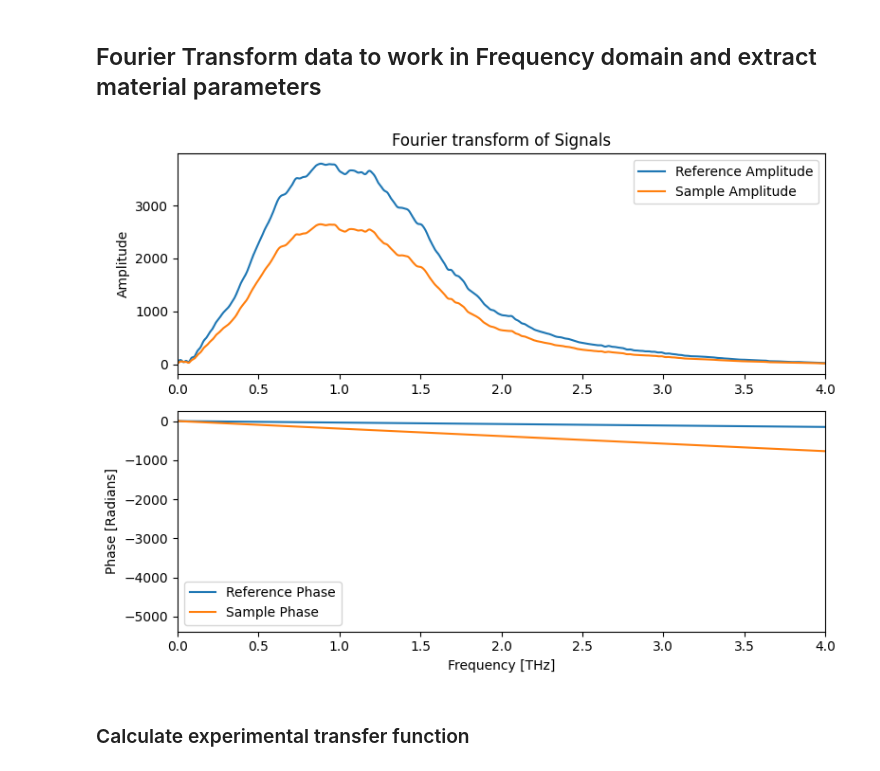
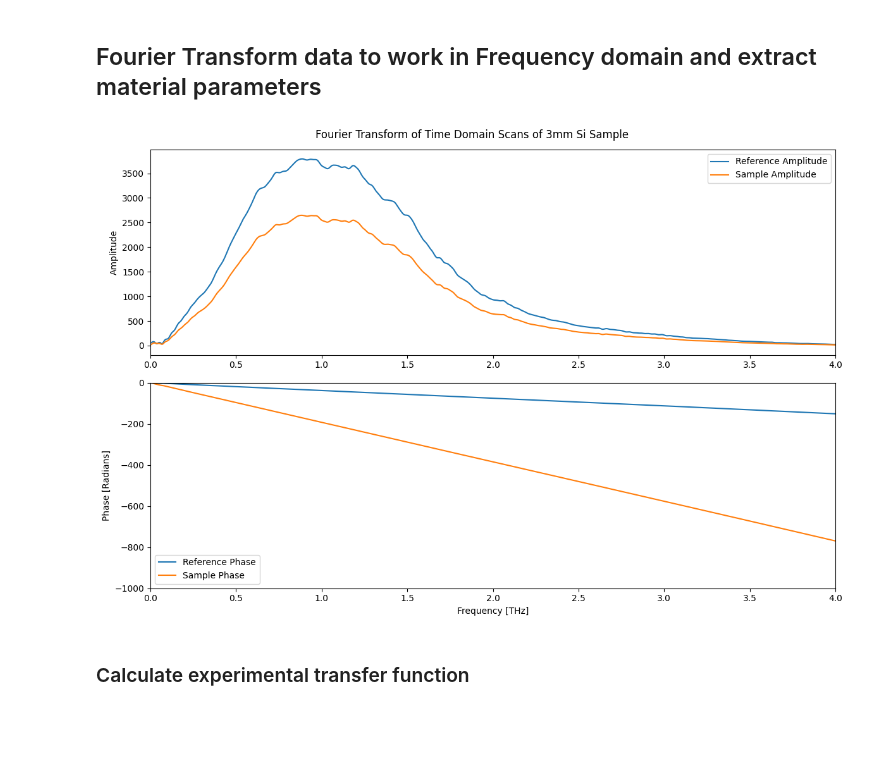
Before and after one commit to tls54/THz-TDS, a Jupyter notebook: Notebooks/First_extraction.ipynb, the cells around one changed output. Saved outputs shown, nothing was run; the diff lists cells and outputs as text; code cells hidden in the pictures; blank space fills up the shorter version.

```diff
--- a/Notebooks/First_extraction.ipynb
+++ b/Notebooks/First_extraction.ipynb
@@ -91,36 +92,38 @@ ph_signal_ref = np.unwrap(np.angle(fft_ref))
 
 A_signal_sample = np.abs(fft_sample)
 ph_signal_sample = np.unwrap(np.angle(fft_sample))
 
 
 # Adjust frequency array for interpolation
 f_interp = np.linspace(f[0], f[-1], interpolation)
 
 # Create a tiled layout for plotting
-fig, axs = plt.subplots(2, 1, figsize=(8, 6))
+fig, axs = plt.subplots(2, 1, figsize=(12, 8))
 
 # Plot amplitude spectrum
 axs[0].plot(f_interp, A_signal_ref, label='Reference Amplitude')
 axs[0].plot(f_interp, A_signal_sample, label='Sample Amplitude')
 axs[0].set_xlim([0, 4])
-axs[0].set_title('Fourier transform of Signals')
 #axs[0].set_xlabel('Frequency [THz]')
 axs[0].set_ylabel('Amplitude')
 axs[0].legend()
 
 # Plot phase spectrum
 axs[1].plot(f_interp, ph_signal_ref, label='Reference Phase')
 axs[1].plot(f_interp, ph_signal_sample, label='Sample Phase')
 axs[1].set_xlim([0, 4])
+axs[1].set_ylim([-1000, 0])
 axs[1].set_xlabel('Frequency [THz]')
 axs[1].set_ylabel('Phase [Radians]')
 axs[1].legend()
 
+plt.suptitle('Fourier Transform of Time Domain Scans of 3mm Si Sample')
+
 # Display the plots
 plt.tight_layout()
 plt.show()
 # %% [output]
-[figure, old version]
+[figure, new version]
 # %% [markdown]
 ### Calculate experimental transfer function
 # %%
```
Also changed, not shown: parts of 2 cells of this notebook, 13 other files.
